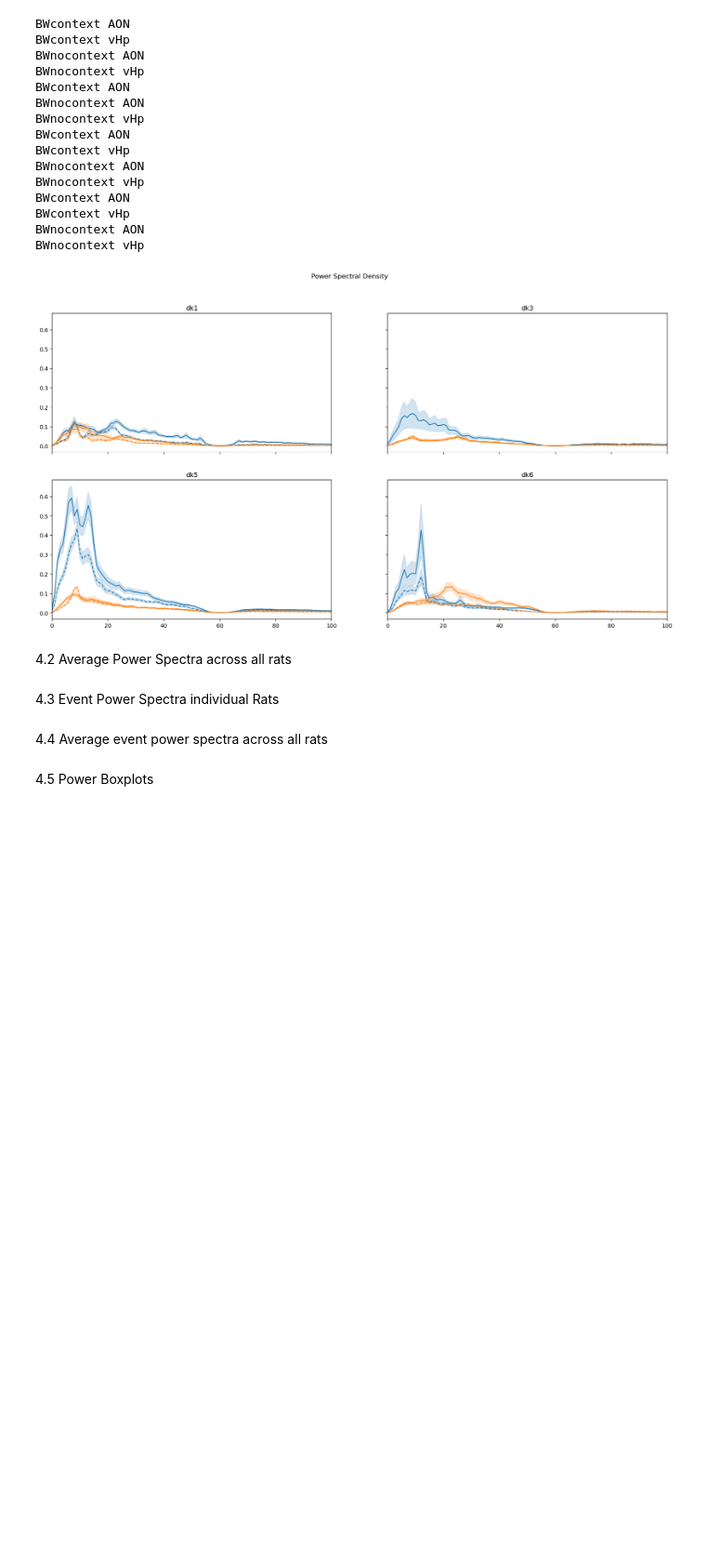
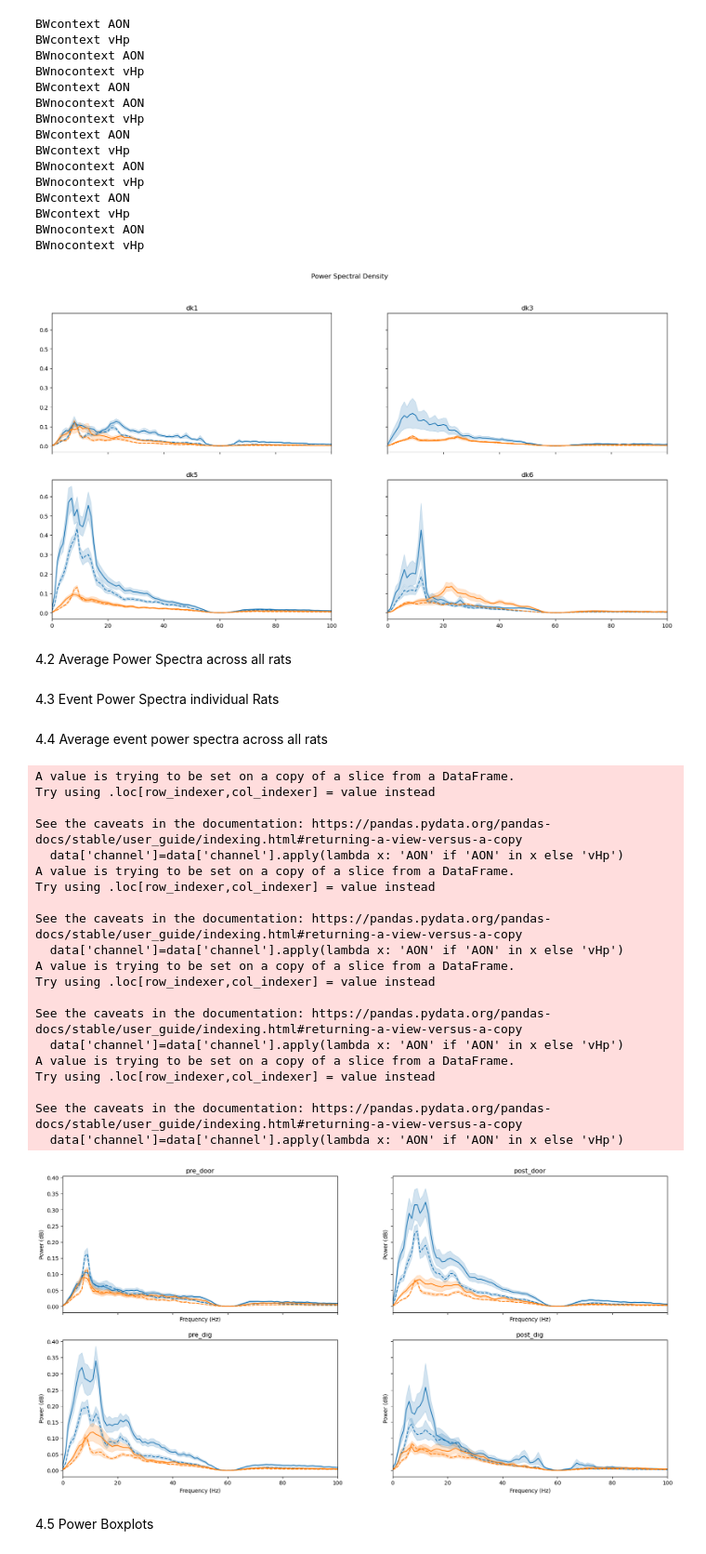
Before and after one commit to namanagrawal97/cpl_analysis_naman, a Jupyter notebook: 00_complete_analysis.ipynb, the cells around one changed output. Shown at 93% size. Saved outputs shown, nothing was run; the diff lists cells and outputs as text; code cells hidden in the pictures; blank space fills up the shorter version.

```diff
--- a/00_complete_analysis.ipynb
+++ b/00_complete_analysis.ipynb
@@ -190,11 +273,9 @@ import scipy.stats
 rat_list=list(np.unique(compiled_data_all_epochs['rat']))
 window = [-2, 2]  # Set the window for the waveform
 
-all_bands_dict = {'total':[1,100], 'beta':[12,20], 'gamma':[30,80], 'theta':[4,12]}
 #band = 'total'  # Insert the band of interest
 tasks = ['BWcontext', 'BWnocontext']
 areas=['AON','vHp']
-colors = {'BWnocontext': '#ff7f0e', 'BWcontext': '#1f77b4'}
 
 for rati in rat_list:
     rat_dict = {}
@@ -248,4 +329,4 @@ Now we will plot the power spectra for each rat and the mean power spectra
 # %%
 power_df=compiled_data_all_epochs.__deepcopy__()
 power_df.iloc[:,-5:]=power_df.iloc[:,-5:].applymap(lambda x: scipy.signal.welch(x, fs=2000, nperseg=2000)[1])
-power_df['channel']=power_df['channel'].apply(lambda x: 'AON' if 'AON' in x else 'vHp')
+#power_df['channel']=power_df['channel'].apply(lambda x: 'AON' if 'AON' in x else 'vHp')
@@ -295,6 +378,59 @@ BWnocontext vHp
 4.3 Event Power Spectra individual Rats
 # %% [markdown]
 4.4 Average event power spectra across all rats
+# %%
+events_list=['pre_door','post_door','pre_dig','post_dig']
+fig, axs=plt.subplots(2,2, figsize=(20,10), sharex=True, sharey=True)
+axs=axs.flatten()
+writer=pd.ExcelWriter(savepath+'events_power_spectral_density.xlsx')
+for i, event in enumerate(events_list):
+
+    data = power_df[['rat','task','channel',event]]
+    data['channel']=data['channel'].apply(lambda x: 'AON' if 'AON' in x else 'vHp')
+    data_groups=data.groupby(['task','channel'])
+    mean_data_dict={}
+    for (task, channel), group in data_groups:
+        group=group.reset_index(drop=True)
+        data = np.array(group[event])
+        data_mean = np.mean(data, axis=0)
+        data_sem = scipy.stats.sem(data, axis=0)
+        mean_data_dict[task+'_'+channel+'_mean']=data_mean
+        mean_data_dict[task+'_'+channel+'_sem']=data_sem
+        freq = np.linspace(0, 1000, len(data_mean))
+        ax = axs[i]
+        ax.set_title(f'{event}')
+        ax.plot(freq, data_mean, color=plotting_styles.colors[task], linestyle=plotting_styles.linestyles[channel])
+        ax.fill_between(freq, data_mean - data_sem, data_mean + data_sem, alpha=0.2, color=plotting_styles.colors[task])
+        ax.set_xlim(0, 100)
+        ax.set_xlabel('Frequency (Hz)')
+        ax.set_ylabel('Power (dB)')
+    mean_df=pd.DataFrame(mean_data_dict)
+    mean_df.to_excel(writer, sheet_name=event)
+writer.close()
+plt.savefig(savepath+'events_power_spectral_density.png')
+plt.show()
+# %% [output]
+A value is trying to be set on a copy of a slice from a DataFrame.
+Try using .loc[row_indexer,col_indexer] = value instead
+
+See the caveats in the documentation: https://pandas.pydata.org/pandas-docs/stable/user_guide/indexing.html#returning-a-view-versus-a-copy
+  data['channel']=data['channel'].apply(lambda x: 'AON' if 'AON' in x else 'vHp')
+A value is trying to be set on a copy of a slice from a DataFrame.
+Try using .loc[row_indexer,col_indexer] = value instead
+
+See the caveats in the documentation: https://pandas.pydata.org/pandas-docs/stable/user_guide/indexing.html#returning-a-view-versus-a-copy
+  data['channel']=data['channel'].apply(lambda x: 'AON' if 'AON' in x else 'vHp')
+A value is trying to be set on a copy of a slice from a DataFrame.
+Try using .loc[row_indexer,col_indexer] = value instead
+
+See the caveats in the documentation: https://pandas.pydata.org/pandas-docs/stable/user_guide/indexing.html#returning-a-view-versus-a-copy
+  data['channel']=data['channel'].apply(lambda x: 'AON' if 'AON' in x else 'vHp')
+A value is trying to be set on a copy of a slice from a DataFrame.
+Try using .loc[row_indexer,col_indexer] = value instead
+
+See the caveats in the documentation: https://pandas.pydata.org/pandas-docs/stable/user_guide/indexing.html#returning-a-view-versus-a-copy
+  data['channel']=data['channel'].apply(lambda x: 'AON' if 'AON' in x else 'vHp')
+[figure, added]
 # %% [markdown]
 4.5 Power Boxplots
 # %%
```
Also changed, not shown: parts of 13 cells of this notebook, 2 other files.
